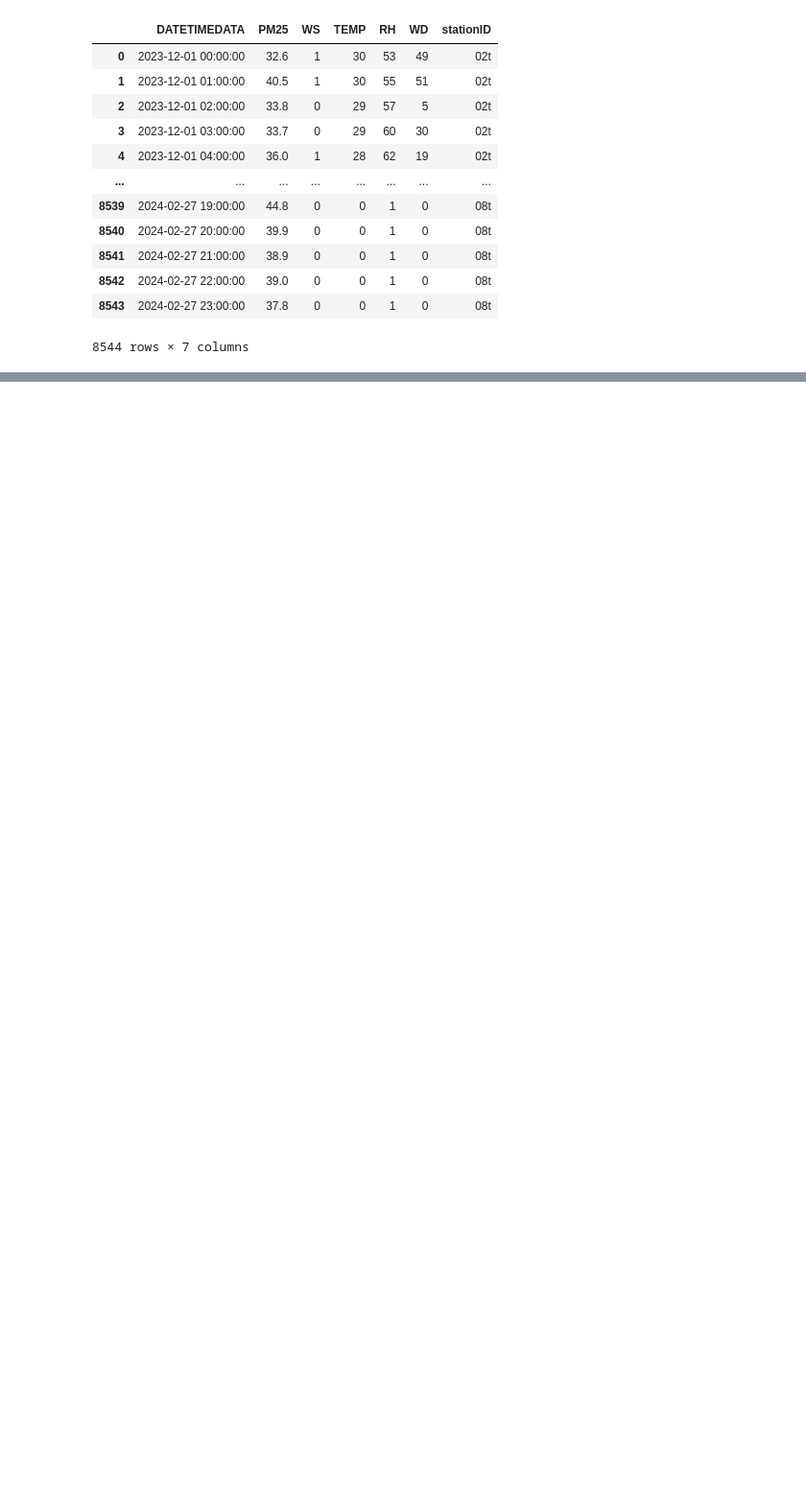
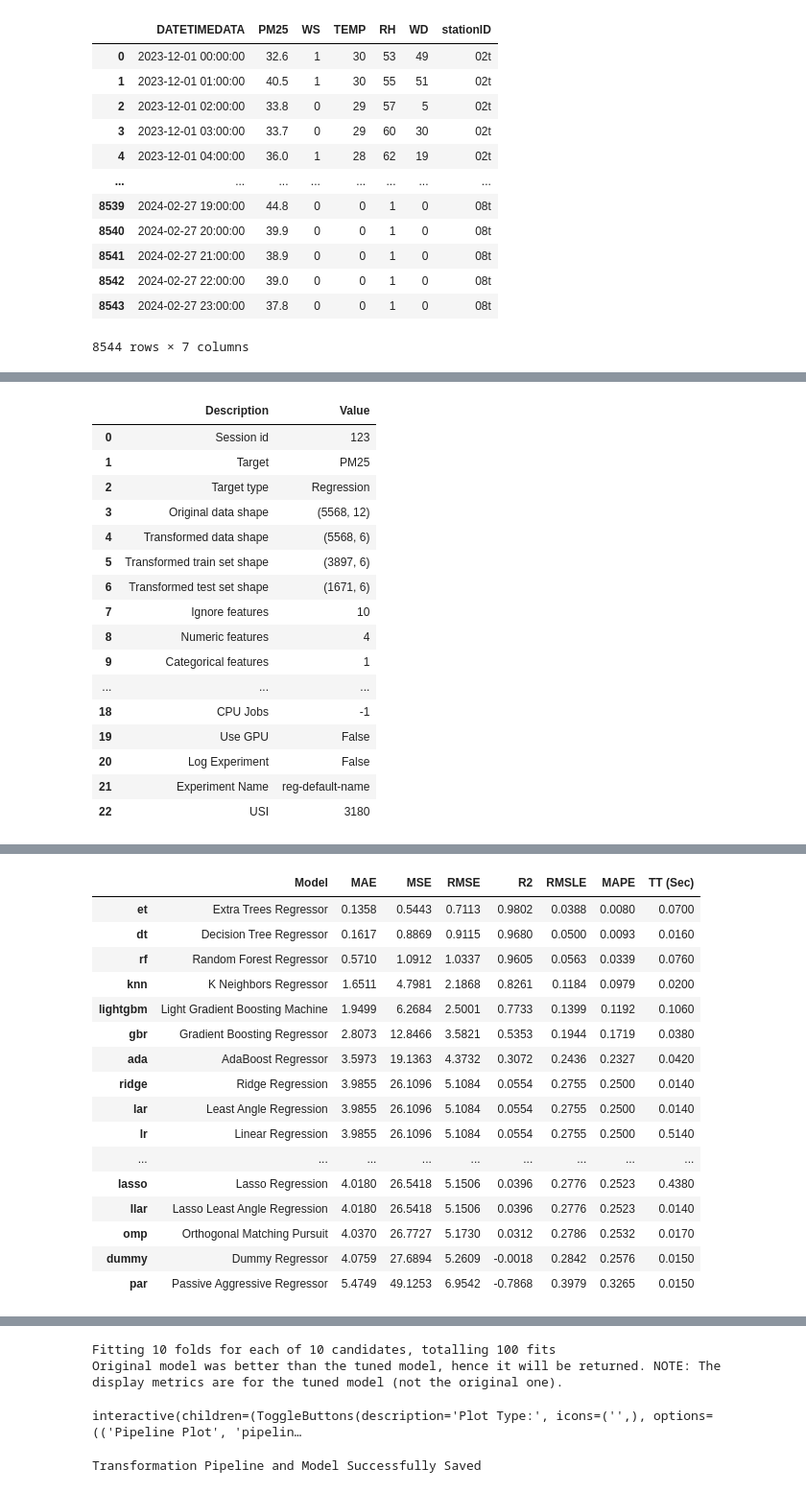
Before and after one commit to Rawinann/PM2.5, a Jupyter notebook: PM2.5.ipynb, the cells around one changed output, grey strips where cells are left out. Shown at 96% size. Cells and saved outputs as stored; diff of their text form; code cells hidden in the pictures; blank space fills up the shorter version.

```diff
--- a/PM2.5.ipynb
+++ b/PM2.5.ipynb
@@ -88,0 +207,57 @@ KeyError: 'Label'
+# %%
+from pycaret.regression import *
+import pandas as pd
+
+# โหลดข้อมูลที่คุณคลีนแล้ว
+data = pd.read_csv('cleaned_air4thai.csv')
+
+# ตรวจสอบว่ามีคอลัมน์ 'DATETIMEDATA' ในข้อมูลหรือไม่
+if 'DATETIMEDATA' in data.columns:
+    # แปลงคอลัมน์ DATETIMEDATA ให้เป็น datetime
+    data['DATETIMEDATA'] = pd.to_datetime(data['DATETIMEDATA'])
+
+    # สร้างคอลัมน์ใหม่
+    data['hour'] = data['DATETIMEDATA'].dt.hour
+    data['day_of_week'] = data['DATETIMEDATA'].dt.dayofweek
+    data['day'] = data['DATETIMEDATA'].dt.day
+    data['month'] = data['DATETIMEDATA'].dt.month
+else:
+    print("Column 'DATETIMEDATA' not found in the dataset. Please check your dataset.")
+
+# ตั้งค่าสภาพแวดล้อม PyCaret
+exp_reg = setup(data=data, target='PM25', session_id=123,
+                ignore_features=['DATETIMEDATA', 'PM10', 'O3', 'CO', 'NO2', 'SO2', 'WS', 'TEMP', 'RH', 'WD'],
+                numeric_features=['hour', 'day_of_week', 'day', 'month'])
+
+# เปรียบเทียบโมเดล
+best_model = compare_models()
+
+# สร้างโมเดล
+created_model = create_model(best_model)
+
+# ปรับแต่งโมเดล
+tuned_model = tune_model(created_model)
+
+# ประเมินโมเดล
+evaluate_model(tuned_model)
+
+# บันทึกโมเดล
+save_model(tuned_model, 'final_pm25_prediction_model')
+# %% [output]
+|  | Description | Value |
+| 0 | Session id | 123 |
+| 1 | Target | PM25 |
+| 2 | Target type | Regression |
+| 3 | Original data shape | (5568, 12) |
+| 4 | Transformed data shape | (5568, 6) |
+| 5 | Transformed train set shape | (3897, 6) |
+| 6 | Transformed test set shape | (1671, 6) |
+| 7 | Ignore features | 10 |
+| 8 | Numeric features | 4 |
+| 9 | Categorical features | 1 |
+| ... | ... | ... |
+| 18 | CPU Jobs | -1 |
+| 19 | Use GPU | False |
+| 20 | Log Experiment | False |
+| 21 | Experiment Name | reg-default-name |
+| 22 | USI | 3180 |
@@ -88,0 +265,17 @@ KeyError: 'Label'
+|  | Model | MAE | MSE | RMSE | R2 | RMSLE | MAPE | TT (Sec) |
+| et | Extra Trees Regressor | 0.1358 | 0.5443 | 0.7113 | 0.9802 | 0.0388 | 0.0080 | 0.0700 |
+| dt | Decision Tree Regressor | 0.1617 | 0.8869 | 0.9115 | 0.9680 | 0.0500 | 0.0093 | 0.0160 |
+| rf | Random Forest Regressor | 0.5710 | 1.0912 | 1.0337 | 0.9605 | 0.0563 | 0.0339 | 0.0760 |
+| knn | K Neighbors Regressor | 1.6511 | 4.7981 | 2.1868 | 0.8261 | 0.1184 | 0.0979 | 0.0200 |
+| lightgbm | Light Gradient Boosting Machine | 1.9499 | 6.2684 | 2.5001 | 0.7733 | 0.1399 | 0.1192 | 0.1060 |
+| gbr | Gradient Boosting Regressor | 2.8073 | 12.8466 | 3.5821 | 0.5353 | 0.1944 | 0.1719 | 0.0380 |
+| ada | AdaBoost Regressor | 3.5973 | 19.1363 | 4.3732 | 0.3072 | 0.2436 | 0.2327 | 0.0420 |
+| ridge | Ridge Regression | 3.9855 | 26.1096 | 5.1084 | 0.0554 | 0.2755 | 0.2500 | 0.0140 |
+| lar | Least Angle Regression | 3.9855 | 26.1096 | 5.1084 | 0.0554 | 0.2755 | 0.2500 | 0.0140 |
+| lr | Linear Regression | 3.9855 | 26.1096 | 5.1084 | 0.0554 | 0.2755 | 0.2500 | 0.5140 |
+| ... | ... | ... | ... | ... | ... | ... | ... | ... |
+| lasso | Lasso Regression | 4.0180 | 26.5418 | 5.1506 | 0.0396 | 0.2776 | 0.2523 | 0.4380 |
+| llar | Lasso Least Angle Regression | 4.0180 | 26.5418 | 5.1506 | 0.0396 | 0.2776 | 0.2523 | 0.0140 |
+| omp | Orthogonal Matching Pursuit | 4.0370 | 26.7727 | 5.1730 | 0.0312 | 0.2786 | 0.2532 | 0.0170 |
+| dummy | Dummy Regressor | 4.0759 | 27.6894 | 5.2609 | -0.0018 | 0.2842 | 0.2576 | 0.0150 |
+| par | Passive Aggressive Regressor | 5.4749 | 49.1253 | 6.9542 | -0.7868 | 0.3979 | 0.3265 | 0.0150 |
@@ -88,0 +315,4 @@ KeyError: 'Label'
+Fitting 10 folds for each of 10 candidates, totalling 100 fits
+Original model was better than the tuned model, hence it will be returned. NOTE: The display metrics are for the tuned model (not the original one).
+interactive(children=(ToggleButtons(description='Plot Type:', icons=('',), options=(('Pipeline Plot', 'pipelin…
+Transformation Pipeline and Model Successfully Saved
```
Also changed, not shown: parts of 4 cells of this notebook, 4 other files.
